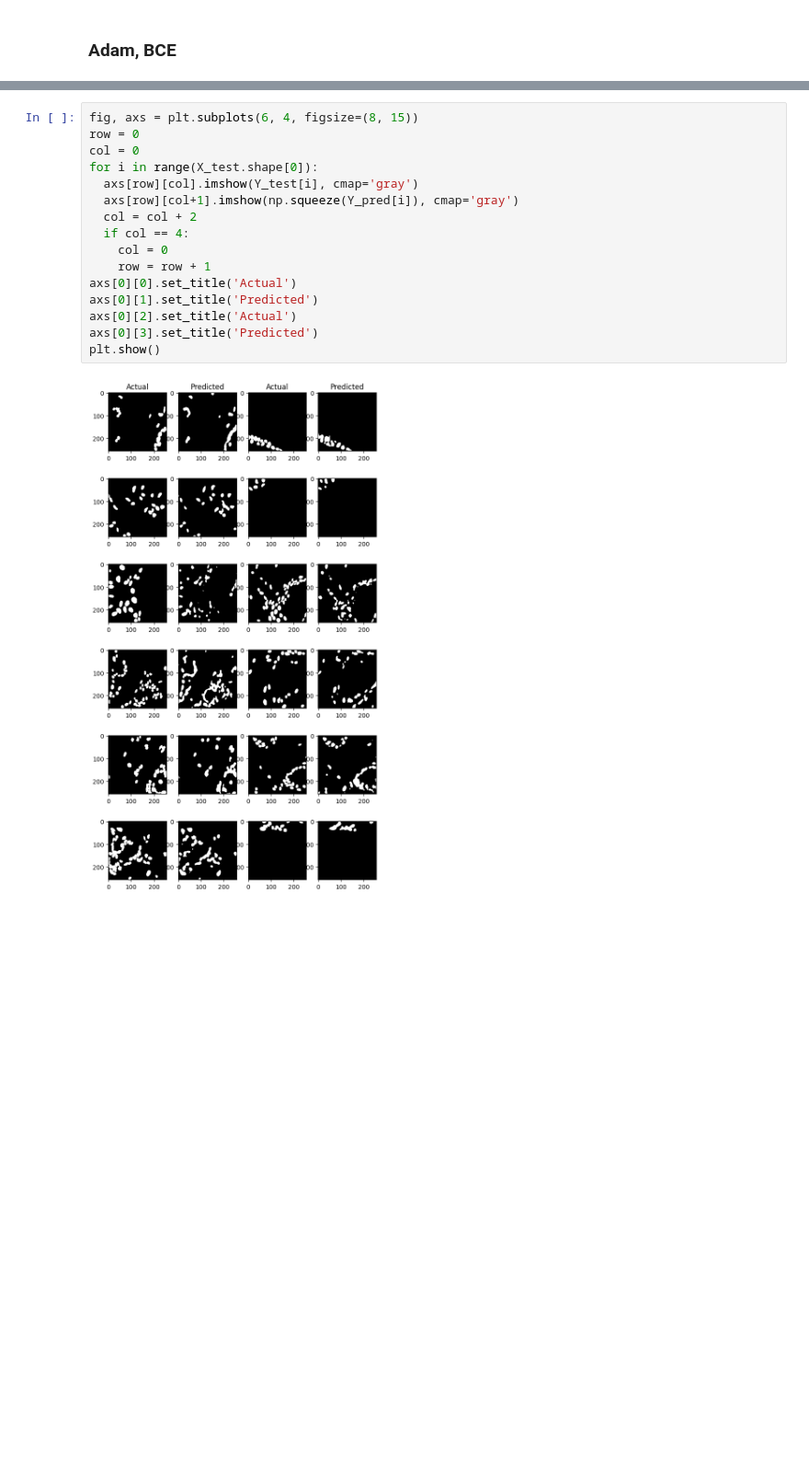
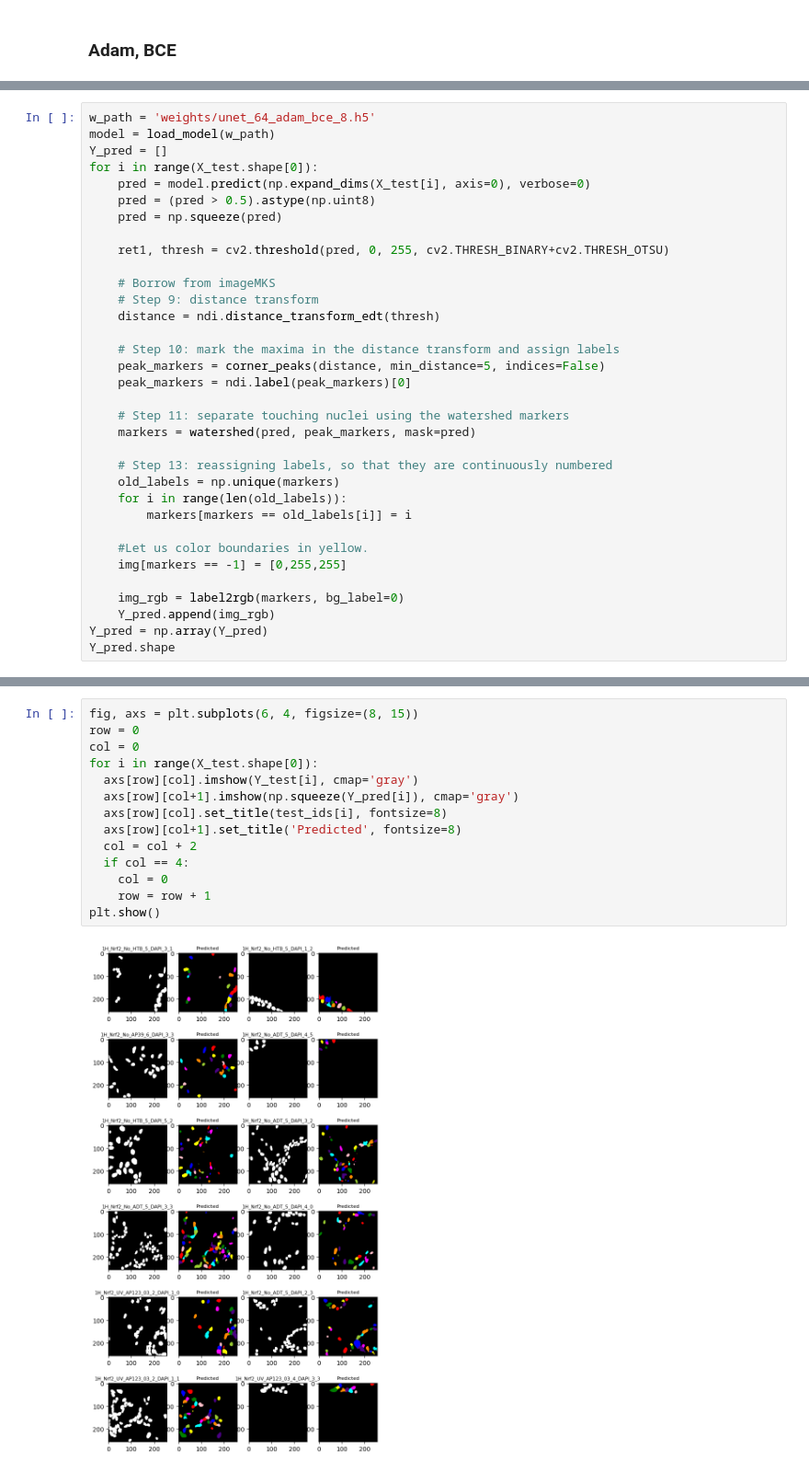
Before and after one commit to cusniwtt/unet-nucleus, a Jupyter notebook: prediction.ipynb, the cells around one changed output, grey strips where cells are left out. Shown at 92% size. Cells and saved outputs as stored; diff of their text form; blank space fills up the shorter version.

```diff
--- a/prediction.ipynb
+++ b/prediction.ipynb
@@ -267,0 +248,34 @@ ValueError: in user code:
+# %%
+w_path = 'weights/unet_64_adam_bce_8.h5'
+model = load_model(w_path)
+Y_pred = []
+for i in range(X_test.shape[0]):
+    pred = model.predict(np.expand_dims(X_test[i], axis=0), verbose=0)
+    pred = (pred > 0.5).astype(np.uint8)
+    pred = np.squeeze(pred)
+
+    ret1, thresh = cv2.threshold(pred, 0, 255, cv2.THRESH_BINARY+cv2.THRESH_OTSU)
+
+    # Borrow from imageMKS
+    # Step 9: distance transform
+    distance = ndi.distance_transform_edt(thresh)
+
+    # Step 10: mark the maxima in the distance transform and assign labels
+    peak_markers = corner_peaks(distance, min_distance=5, indices=False)
+    peak_markers = ndi.label(peak_markers)[0]
+
+    # Step 11: separate touching nuclei using the watershed markers
+    markers = watershed(pred, peak_markers, mask=pred)
+
+    # Step 13: reassigning labels, so that they are continuously numbered
+    old_labels = np.unique(markers)
+    for i in range(len(old_labels)):
+        markers[markers == old_labels[i]] = i
+
+    #Let us color boundaries in yellow.
+    img[markers == -1] = [0,255,255]
+
+    img_rgb = label2rgb(markers, bg_label=0)
+    Y_pred.append(img_rgb)
+Y_pred = np.array(Y_pred)
+Y_pred.shape
@@ -268,18 +284,16 @@ ValueError: in user code:
 # %%
 fig, axs = plt.subplots(6, 4, figsize=(8, 15))
 row = 0
 col = 0
 for i in range(X_test.shape[0]):
   axs[row][col].imshow(Y_test[i], cmap='gray')
   axs[row][col+1].imshow(np.squeeze(Y_pred[i]), cmap='gray')
+  axs[row][col].set_title(test_ids[i], fontsize=8)
+  axs[row][col+1].set_title('Predicted', fontsize=8)
   col = col + 2
   if col == 4:
     col = 0
     row = row + 1
-axs[0][0].set_title('Actual')
-axs[0][1].set_title('Predicted')
-axs[0][2].set_title('Actual')
-axs[0][3].set_title('Predicted')
 plt.show()
 # %% [output]
-[figure, old version]
+[figure, new version]
```
Also changed, not shown: parts of 13 cells of this notebook.
